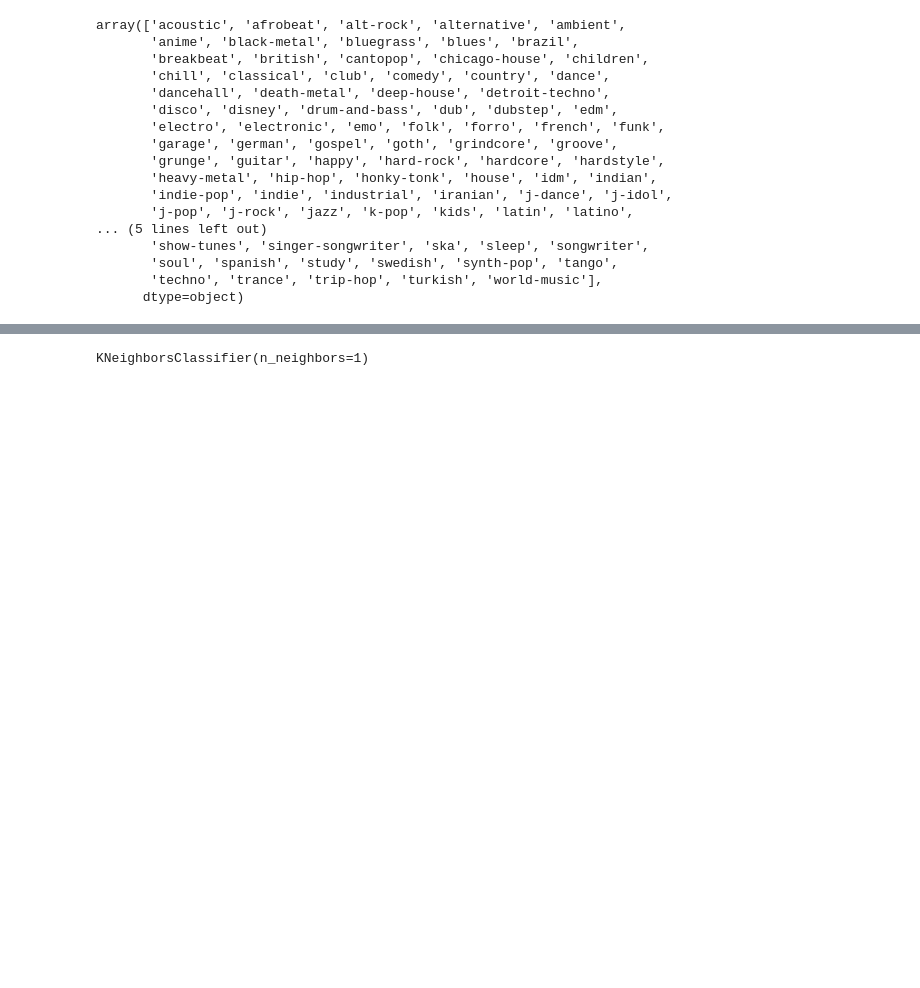
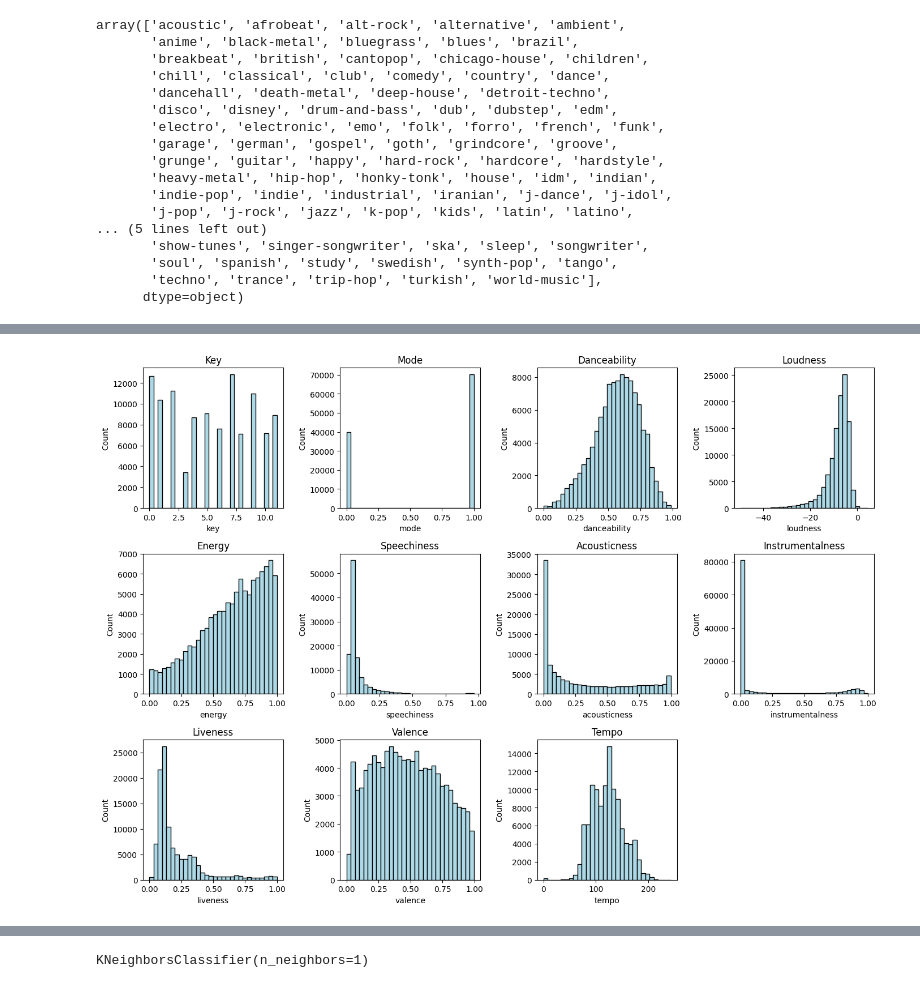
Before and after one commit to UltimaticCatz/datasci-2024, a Jupyter notebook: main.ipynb, the cells around one changed output, grey strips where cells are left out. Cells and saved outputs as stored; diff of their text form; code cells hidden in the pictures; blank space fills up the shorter version.

```diff
--- a/main.ipynb
+++ b/main.ipynb
@@ -229,3 +279,19 @@ array(['acoustic', 'afrobeat', 'alt-rock', 'alternative', 'ambient',
+# %%
+#plot the histogram of features
+audio_features = ['key', 'mode', 'danceability', 'loudness', 'energy', 'speechiness', 'acousticness', 'instrumentalness', 'liveness', 'valence', 'tempo']
+
+plt.figure(figsize=(14,10))
+for i, feature in enumerate(audio_features):
+    plt.subplot(3, 4, i + 1)
+    plt.hist(dataset[feature], bins= 30, color='lightblue', edgecolor='black')
+    plt.title(f'{feature.capitalize()}')
+    plt.xlabel(feature)
+    plt.ylabel('Count')
+
+plt.tight_layout()
+plt.show()
+# %% [output]
+[figure, added]
 # %%
 #extract the key features from the dataset, then split into train and test datasets (using 'track_genre' as the label)
 
```
Also changed, not shown: parts of 9 cells of this notebook.
